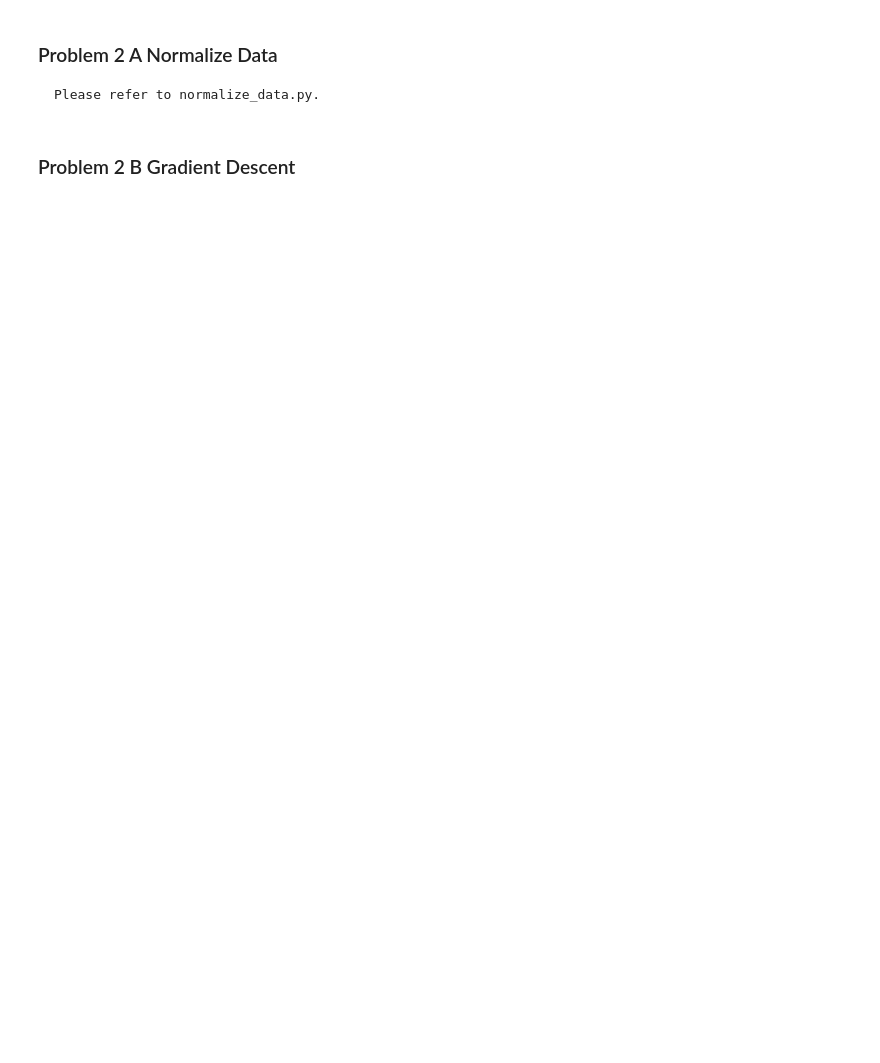
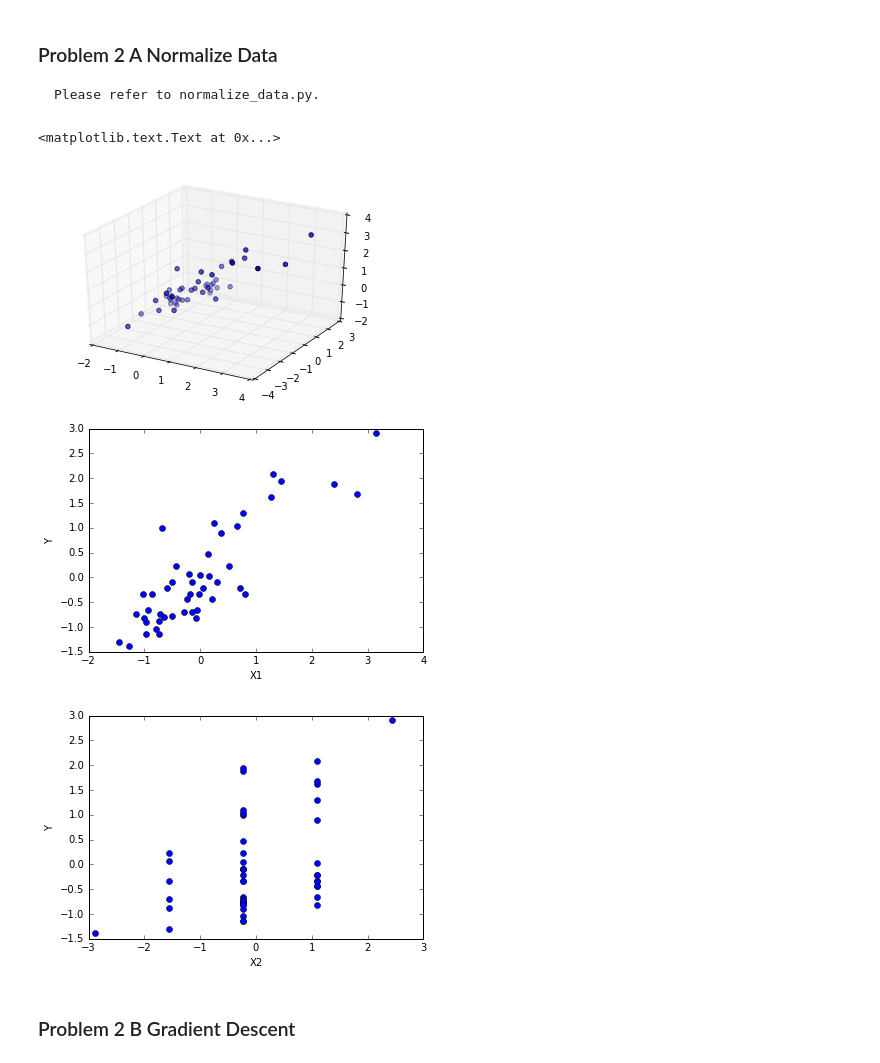
Before and after one commit to GaiYu0/ml_assignments, a Jupyter notebook: assignment2/problem2.ipynb, the cells around one changed output. Drawn from its saved outputs; the diff is of its cells as text; code cells hidden in the pictures; blank space fills up the shorter version.

```diff
--- a/assignment2/problem2.ipynb
+++ b/assignment2/problem2.ipynb
@@ -12,6 +14,24 @@ import time
 X, Y = pickle.load(open('normalized_data', 'rb'))
 N, D = X.shape
 X_mean, X_std, Y_mean, Y_std = pickle.load(open('statistics', 'rb'))
+# %%
+# plot normalized data
+figure = pl.figure()
+axis = figure.gca(projection='3d')
+axis.scatter(X[:, 0], X[:, 1], Y)
+pl.figure()
+pl.plot(X[:, 0], Y, 'bo')
+pl.xlabel('X1')
+pl.ylabel('Y')
+pl.figure()
+pl.plot(X[:, 1], Y, 'bo')
+pl.xlabel('X2')
+pl.ylabel('Y')
+# %% [output]
+<matplotlib.text.Text at 0x...>
+[figure, added]
+[figure, added]
+[figure, added]
 # %% [markdown]
 ### Problem 2 B Gradient Descent
 # %%
```
Also changed, not shown: parts of 7 cells of this notebook, 1 other file.
